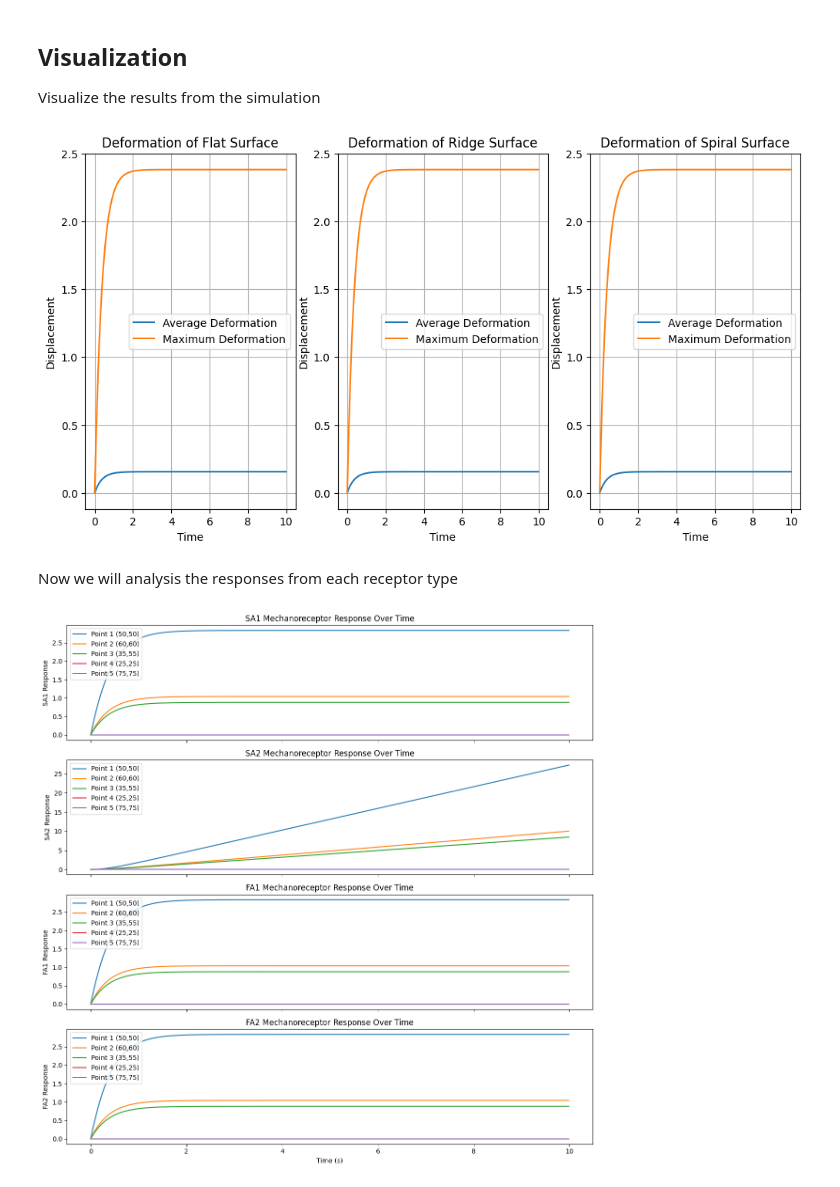
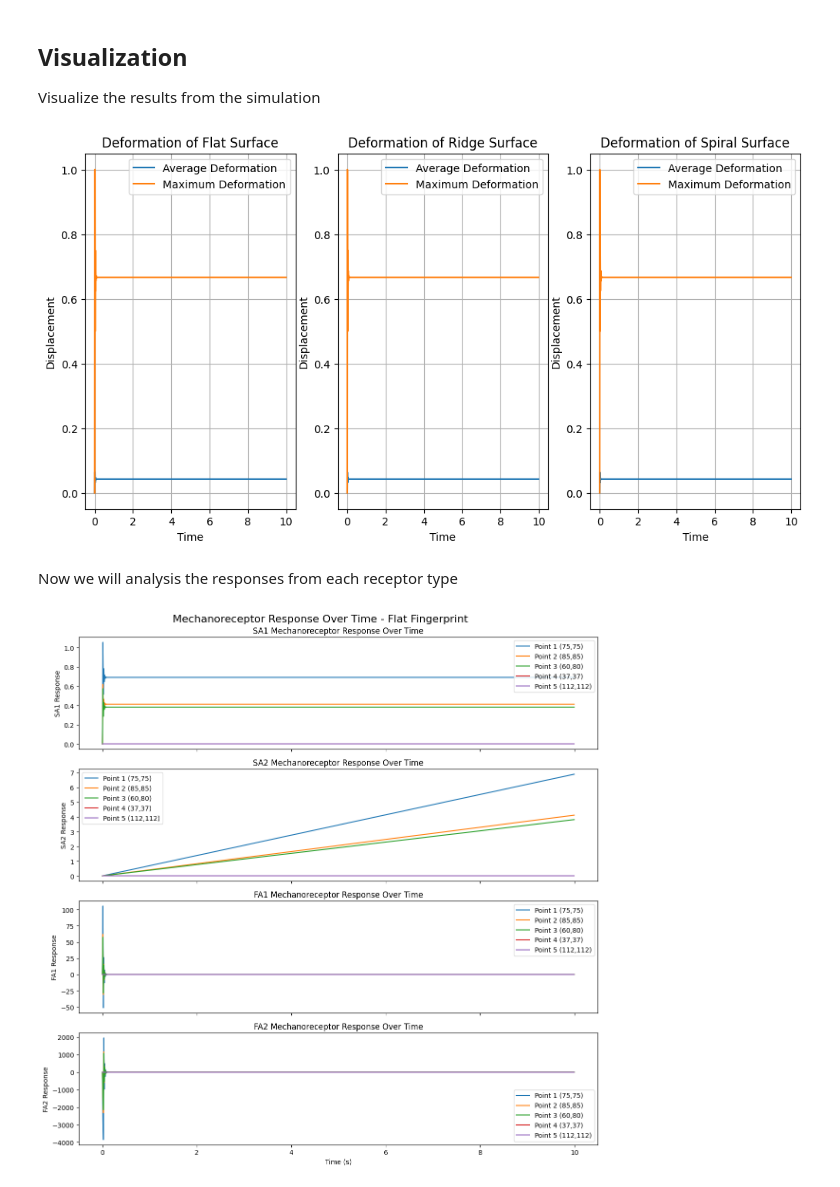
Before and after one commit to CydiaBoss/skin-ridge-model, a Jupyter notebook: sim.ipynb, the cells around one changed output. Cells and saved outputs as stored; diff of their text form; code cells hidden in the pictures.

Commit message:
new graphs

```diff
--- a/sim.ipynb
+++ b/sim.ipynb
@@ -21,11 +21,13 @@ from noise import pnoise2
 import pandas as pd
 # %%
 # Parameters
-E = 0.42  # Elastic modulus (stiffness)
-eta = 0.16  # Viscosity coefficient
+# E = 0.42  # Elastic modulus (stiffness)
+E = 1.5  # Elastic modulus (stiffness)
+# eta = 0.16  # Viscosity coefficient
+eta = 0.01  # Viscosity coefficient
 dt = 0.01  # Time step
 time = np.arange(0, 10, dt)  # Time array
-nx, ny = 100, 100  # Grid size
+nx, ny = 150, 150  # Grid size
 x = np.linspace(-5, 5, nx)
 y = np.linspace(-5, 5, ny)
 X, Y = np.meshgrid(x, y)
@@ -237,18 +239,18 @@ spiral_sol = compute_deformation(spiral_mesh, pressure_map, time)
 # Compute receptor responses for all models
 sa1_out_flat = sa1_response(flat_sol["eps"], flat_sol["curv"])
 sa2_out_flat = sa2_response(flat_sol["eps"], flat_sol["curv"])
-fa1_out_flat = fa1_response(flat_sol["eps"], flat_sol["curv"])
-fa2_out_flat = fa2_response(flat_sol["eps"], flat_sol["curv"])
+fa1_out_flat = fa1_response(flat_sol["deps"], flat_sol["curv"])
+fa2_out_flat = fa2_response(flat_sol["d2eps"], flat_sol["curv"])
 
 sa1_out_ridge = sa1_response(ridge_sol["eps"], ridge_sol["curv"])
 sa2_out_ridge = sa2_response(ridge_sol["eps"], ridge_sol["curv"])
-fa1_out_ridge = fa1_response(ridge_sol["eps"], ridge_sol["curv"])
-fa2_out_ridge = fa2_response(ridge_sol["eps"], ridge_sol["curv"])
+fa1_out_ridge = fa1_response(ridge_sol["deps"], ridge_sol["curv"])
+fa2_out_ridge = fa2_response(ridge_sol["d2eps"], ridge_sol["curv"])
 
 sa1_out_spiral = sa1_response(spiral_sol["eps"], spiral_sol["curv"])
 sa2_out_spiral = sa2_response(spiral_sol["eps"], spiral_sol["curv"])
-fa1_out_spiral = fa1_response(spiral_sol["eps"], spiral_sol["curv"])
-fa2_out_spiral = fa2_response(spiral_sol["eps"], spiral_sol["curv"])
+fa1_out_spiral = fa1_response(spiral_sol["deps"], spiral_sol["curv"])
+fa2_out_spiral = fa2_response(spiral_sol["d2eps"], spiral_sol["curv"])
 # %% [markdown]
 ## Visualization
 Visualize the results from the simulation
@@ -295,7 +297,7 @@ ax3.legend()
 
 plt.show()
 # %% [output]
-[figure, old version]
+[figure, new version]
 # %% [markdown]
 Now we will analysis the responses from each receptor type
 # %%
@@ -332,34 +334,36 @@ flat_resp = {
 	'fa1': fa1_out_flat,
 	'fa2': fa2_out_flat
 }
 response_data_flat = analyze_specific_points(flat_resp, points_of_interest)
 
 receptor_types = ['SA1', 'SA2', 'FA1', 'FA2']
 num_points = len(response_data_flat)
 
 receptor_data_flat = {
     'SA1': [],
     'SA2': [],
     'FA1': [],
     'FA2': []
 }
 
 fig, axs = plt.subplots(len(receptor_types), 1, figsize=(12, 12), sharex=True)
+plt.suptitle("Mechanoreceptor Response Over Time - Flat Fingerprint", fontsize=16)
+
 
 for i, receptor in enumerate(receptor_types):
 	for point, data in response_data_flat.items():
 		axs[i].plot(time, data[receptor], label=point)
 		receptor_data_flat[receptor].append(data[receptor])
 
 	axs[i].set_ylabel(f'{receptor} Response')
 	axs[i].set_title(f'{receptor} Mechanoreceptor Response Over Time')
 	axs[i].legend()
 
 axs[-1].set_xlabel('Time (s)')
 plt.tight_layout()
 plt.show()
 # %% [output]
-[figure, old version]
+[figure, new version]
 # %%
 average_data_flat = {'SA1': [], 'SA2': [], 'FA1': [], 'FA2': []}
 
```
Also changed, not shown: parts of 12 cells of this notebook.
